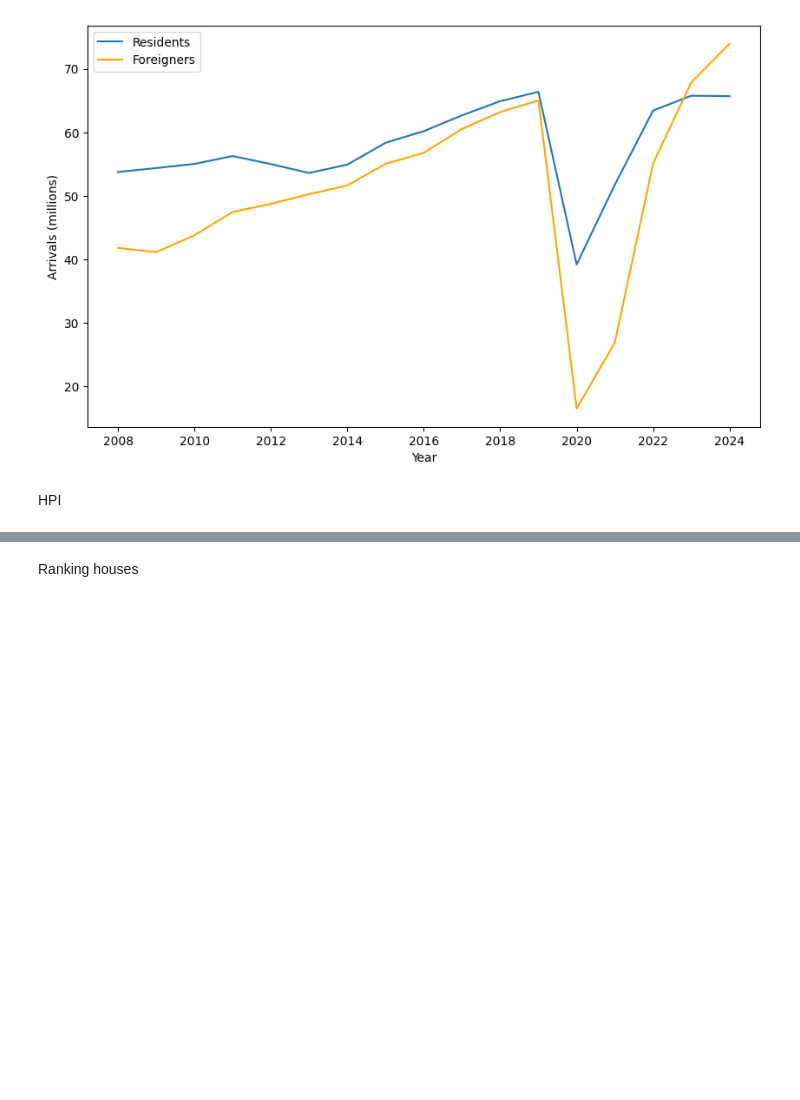
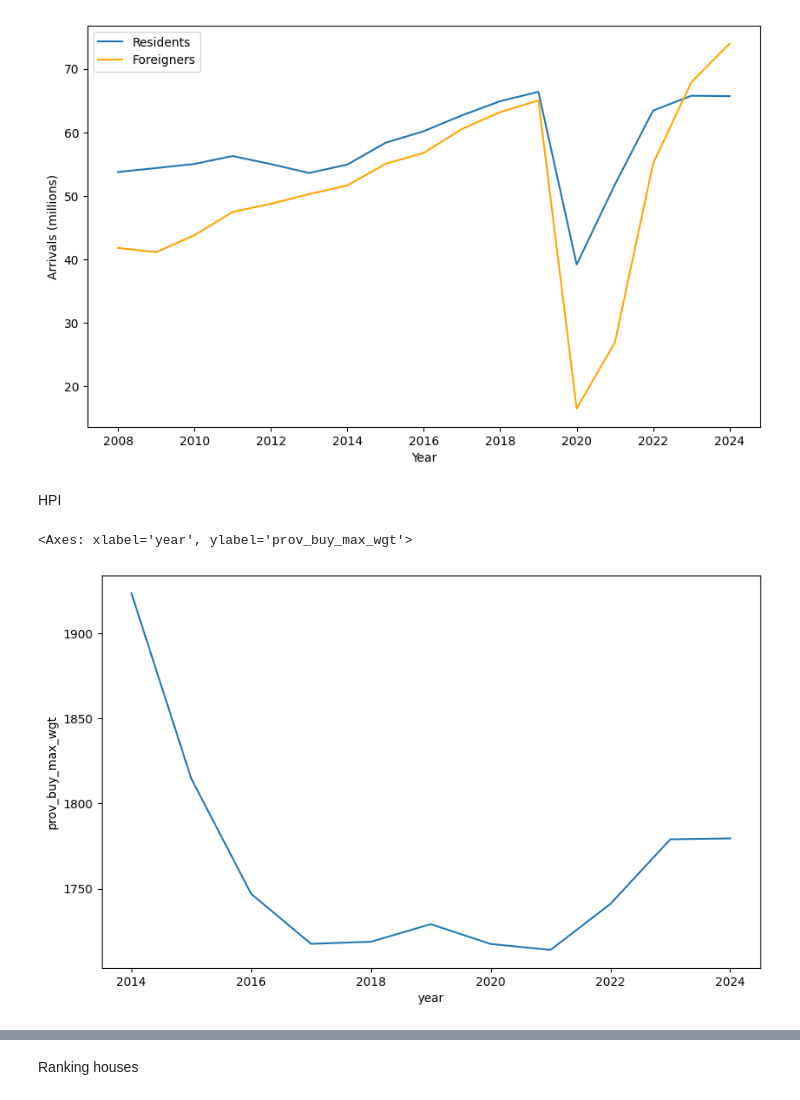
Before and after one commit to FrancescoCorti/Housing_Project, a Jupyter notebook: code/3_0_enginnering.ipynb, the cells around one changed output, grey strips where cells are left out. Cells and saved outputs as stored; diff of their text form; code cells hidden in the pictures; blank space fills up the shorter version.

```diff
--- a/code/3_0_enginnering.ipynb
+++ b/code/3_0_enginnering.ipynb
@@ -432,3 +440,9 @@ Text(0.5, 0, 'Year')
 [figure]
 # %% [markdown]
 HPI
+# %%
+plt.figure(figsize=(10,6))
+sns.lineplot(data=df_prov[df_prov['prov'] == 'TO'], x = 'year', y = 'prov_buy_max_wgt')
+# %% [output]
+<Axes: xlabel='year', ylabel='prov_buy_max_wgt'>
+[figure, added]
```
Also changed, not shown: parts of 10 cells of this notebook, 2 other files.
